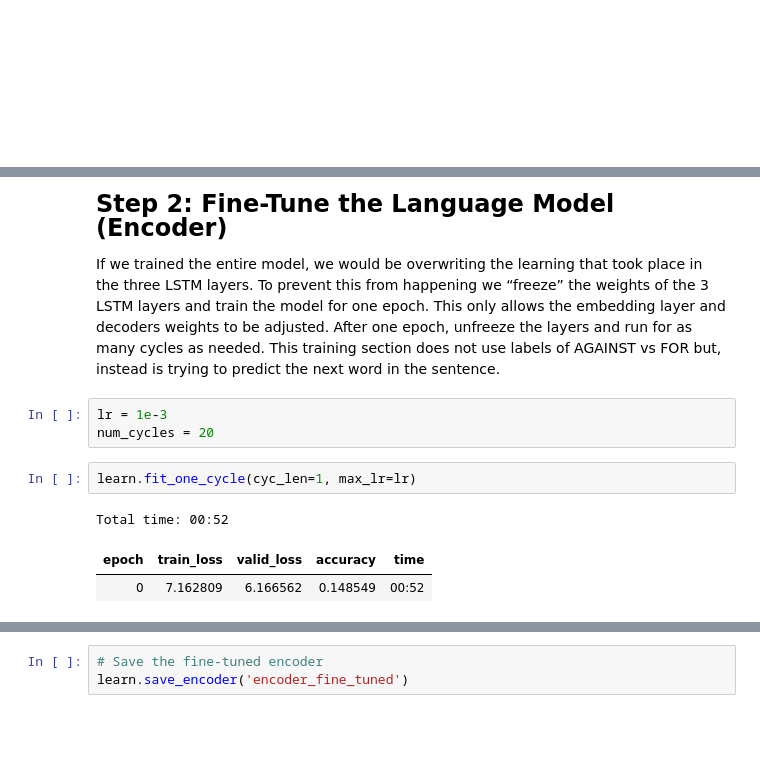
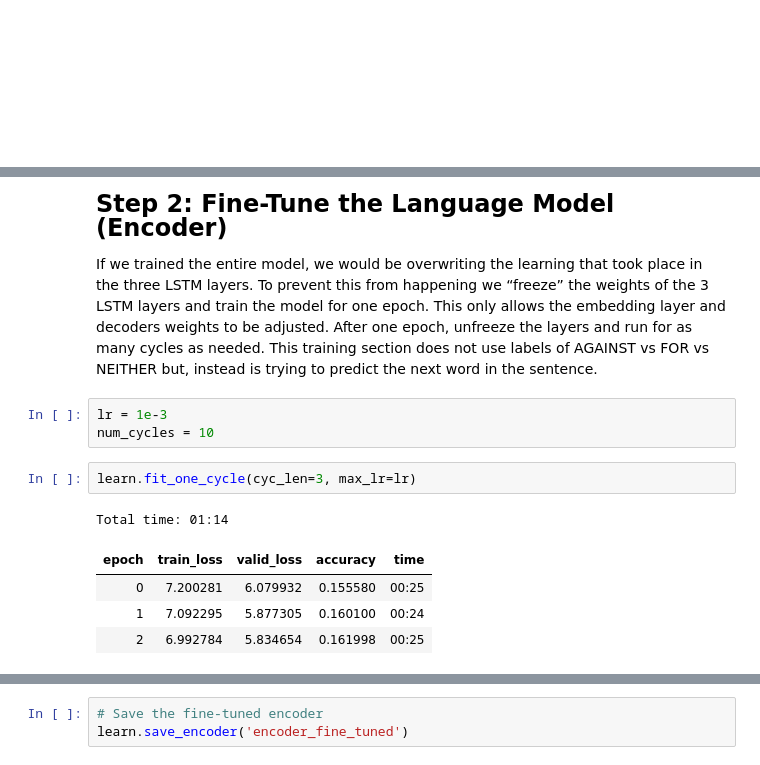
Before and after one commit to blwowski/IS7033, a Jupyter notebook: Transfer_Learning/Transfer_ULMFiT.ipynb, the cells around one changed output, grey strips where cells are left out. Drawn from its saved outputs; the diff is of its cells as text; blank space fills up the shorter version.

```diff
--- a/Transfer_Learning/Transfer_ULMFiT.ipynb
+++ b/Transfer_Learning/Transfer_ULMFiT.ipynb
@@ -89,15 +85,17 @@ LR Finder is complete, type {learner_name}.recorder.plot() to see the graph.
 # %% [markdown]
 <p><span style="font-size: 18pt;"><strong>Step 2: Fine-Tune the Language Model (Encoder)</strong></span></p>
-<p>If we trained the entire model, we would be overwriting the learning that took place in the three LSTM layers. To prevent this from happening we &ldquo;freeze&rdquo; the weights of the 3 LSTM layers and train the model for one epoch. This only allows the embedding layer and decoders weights to be adjusted. After one epoch, unfreeze the layers and run for as many cycles as needed. This training section does not use labels of AGAINST vs FOR but, instead is trying to predict the next word in the sentence. </p>
+<p>If we trained the entire model, we would be overwriting the learning that took place in the three LSTM layers. To prevent this from happening we &ldquo;freeze&rdquo; the weights of the 3 LSTM layers and train the model for one epoch. This only allows the embedding layer and decoders weights to be adjusted. After one epoch, unfreeze the layers and run for as many cycles as needed. This training section does not use labels of AGAINST vs FOR vs NEITHER but, instead is trying to predict the next word in the sentence. </p>
 # %%
 lr = 1e-3
-num_cycles = 20
+num_cycles = 10
 # %%
-learn.fit_one_cycle(cyc_len=1, max_lr=lr)
+learn.fit_one_cycle(cyc_len=3, max_lr=lr)
 # %% [output]
-Total time: 00:52
+Total time: 01:14
 | epoch | train_loss | valid_loss | accuracy | time |
-| 0 | 7.162809 | 6.166562 | 0.148549 | 00:52 |
+| 0 | 7.200281 | 6.079932 | 0.155580 | 00:25 |
+| 1 | 7.092295 | 5.877305 | 0.160100 | 00:24 |
+| 2 | 6.992784 | 5.834654 | 0.161998 | 00:25 |
 # %%
 ### Run for many epochs with all layers unfrozen
 learn.unfreeze()
```
Also changed, not shown: parts of 6 cells of this notebook.
